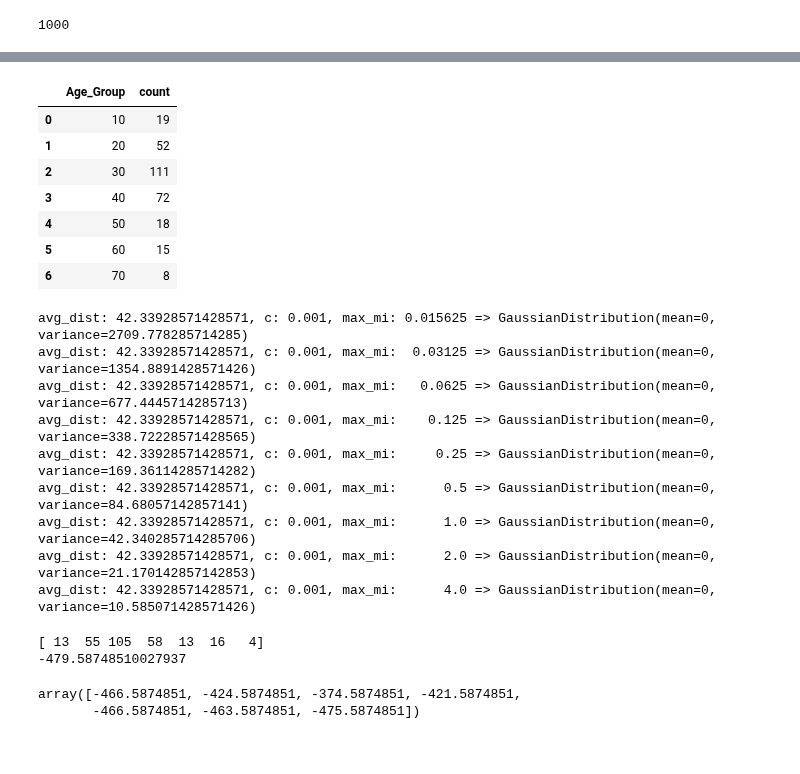
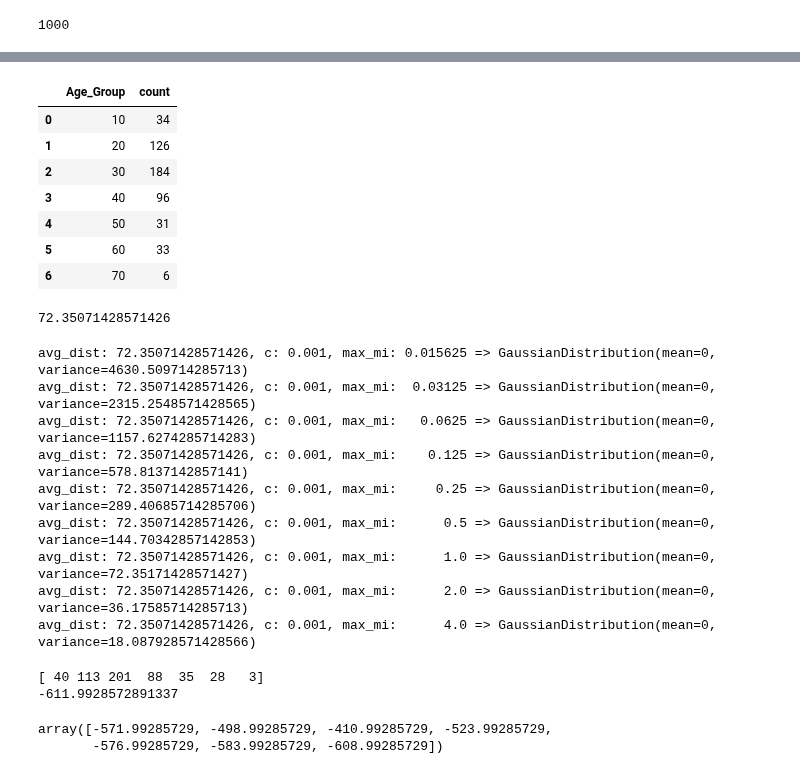
Before and after one commit to michaelnoguera/pacdb, a Jupyter notebook: pac_dataframe.ipynb, the cells around one changed output, grey strips where cells are left out. Drawn from its saved outputs; the diff is of its cells as text; code cells hidden in the pictures.

```diff
--- a/pac_dataframe.ipynb
+++ b/pac_dataframe.ipynb
@@ -68,14 +68,14 @@ spark_df: DataFrame = lung_df
 pac_lung_df: PACDataFrame = PACDataFrame(lung_df)
 
 # Define your query as a function that takes a DataFrame and returns (for now) an integer
-def M(x: DataFrame) -> int:
-    """Predicate to make private"""
+def A(x: DataFrame) -> int:
+    """Query to make private, $A(x)$ in the PAC-ML paper."""
     y = (x.filter(lung_df["Smoking"] >= 3)
              .count())
     return y
 
 # Attach the predicate function to the PACDataFrame
-pac_lung_df = pac_lung_df.withPredicate(M)
+pac_lung_df = pac_lung_df.withPredicate(A)
 # %% [markdown]
 #### 1. Sampling
 Set the sampler options on the PACDataFrame, then call the sample method to sample the data. The samples constitute $X$.
@@ -375,15 +375,15 @@ spark.sql("""
 1000
 # %%
 # 0. Do all joins, etc. to get the data you want into a single Spark DataFrame. Turn it into a PACDataFrame.
-spark_df: DataFrame = (identity_df.join(symptoms_df, "Patient Id") # First do all the joins
-                 .join(risk_factors_df, "Patient Id"))
+spark_df: DataFrame = (identity_df.join(symptoms_df.filter(symptoms_df["Chest Pain"] > 1), "Patient Id") # First do all the joins
+                 .join(risk_factors_df.filter(risk_factors_df["Smoking"] >= 3) , "Patient Id") # N
+        )
 pac_lung_df: PACDataFrame = PACDataFrame(lung_df)
 
 # Define your query as a function that takes a DataFrame and returns (for now) an integer
-def M(x: DataFrame) -> int:
-    """Predicate to make private"""
-    y = (x.filter(x["Smoking"] >= 3)  # N
-        .filter(x["Chest Pain"] > 1)
+def A(x: DataFrame) -> int:
+    """Function to make private"""
+    y = (x
         .withColumn("Age_Group", (x["Age"] / 10).cast("int") * 10)
         .groupBy("Age_Group")
         .count()
@@ -391,7 +391,7 @@ def M(x: DataFrame) -> int:
     return y
 
 # Attach the predicate function to the PACDataFrame
-pac_lung_df = pac_lung_df.withPredicate(M)
+pac_lung_df = pac_lung_df.withPredicate(A)
 # %%
 # 1. Sampling
 # Set sampler options on the PACDataFrame
@@ -419,16 +439,16 @@ for Xi in X:
 
 Y_pairs = list(zip(Y[::2], Y[1::2]))
 # %%
-Y[0].toPandas()
+Y[1].toPandas()
 # %% [output]
 |  | Age_Group | count |
-| 0 | 10 | 19 |
-| 1 | 20 | 52 |
-| 2 | 30 | 111 |
-| 3 | 40 | 72 |
-| 4 | 50 | 18 |
-| 5 | 60 | 15 |
-| 6 | 70 | 8 |
+| 0 | 10 | 34 |
+| 1 | 20 | 126 |
+| 2 | 30 | 184 |
+| 3 | 40 | 96 |
+| 4 | 50 | 31 |
+| 5 | 60 | 33 |
+| 6 | 70 | 6 |
 # %%
 # 3. Estimate Noise
 c = 0.001
@@ -453,6 +473,10 @@ for trial in range(trials):
     #ys.append((y1, y2))
 
 avg_dist /= trials
+# %%
+avg_dist
+# %% [output]
+72.35071428571426
 # %%
 import paclib
 # At different levels of MI, compute noise to add
@@ -465,15 +489,15 @@ for max_mi in [1/64, 1/32, 1/16, 1/8, 1/4, 1/2, 1., 2., 4.]:
         paclib.noise_to_add_parameters(avg_dist, c, max_mi).variance
         ])
 # %% [output]
-avg_dist: 42.33928571428571, c: 0.001, max_mi: 0.015625 => GaussianDistribution(mean=0, variance=2709.778285714285)
-avg_dist: 42.33928571428571, c: 0.001, max_mi:  0.03125 => GaussianDistribution(mean=0, variance=1354.8891428571426)
-avg_dist: 42.33928571428571, c: 0.001, max_mi:   0.0625 => GaussianDistribution(mean=0, variance=677.4445714285713)
-avg_dist: 42.33928571428571, c: 0.001, max_mi:    0.125 => GaussianDistribution(mean=0, variance=338.72228571428565)
-avg_dist: 42.33928571428571, c: 0.001, max_mi:     0.25 => GaussianDistribution(mean=0, variance=169.36114285714282)
-avg_dist: 42.33928571428571, c: 0.001, max_mi:      0.5 => GaussianDistribution(mean=0, variance=84.68057142857141)
-avg_dist: 42.33928571428571, c: 0.001, max_mi:      1.0 => GaussianDistribution(mean=0, variance=42.340285714285706)
-avg_dist: 42.33928571428571, c: 0.001, max_mi:      2.0 => GaussianDistribution(mean=0, variance=21.170142857142853)
-avg_dist: 42.33928571428571, c: 0.001, max_mi:      4.0 => GaussianDistribution(mean=0, variance=10.585071428571426)
+avg_dist: 72.35071428571426, c: 0.001, max_mi: 0.015625 => GaussianDistribution(mean=0, variance=4630.509714285713)
+avg_dist: 72.35071428571426, c: 0.001, max_mi:  0.03125 => GaussianDistribution(mean=0, variance=2315.2548571428565)
+avg_dist: 72.35071428571426, c: 0.001, max_mi:   0.0625 => GaussianDistribution(mean=0, variance=1157.6274285714283)
+avg_dist: 72.35071428571426, c: 0.001, max_mi:    0.125 => GaussianDistribution(mean=0, variance=578.8137142857141)
+avg_dist: 72.35071428571426, c: 0.001, max_mi:     0.25 => GaussianDistribution(mean=0, variance=289.40685714285706)
+avg_dist: 72.35071428571426, c: 0.001, max_mi:      0.5 => GaussianDistribution(mean=0, variance=144.70342857142853)
+avg_dist: 72.35071428571426, c: 0.001, max_mi:      1.0 => GaussianDistribution(mean=0, variance=72.35171428571427)
+avg_dist: 72.35071428571426, c: 0.001, max_mi:      2.0 => GaussianDistribution(mean=0, variance=36.17585714285713)
+avg_dist: 72.35071428571426, c: 0.001, max_mi:      4.0 => GaussianDistribution(mean=0, variance=18.087928571428566)
 # %%
 # 4. Noised Release
 
@@ -491,7 +515,7 @@ print(noise_to_add)
 noised_Yj = Yj_arr + noise_to_add
 noised_Yj
 # %% [output]
-[ 13  55 105  58  13  16   4]
--479.58748510027937
+[ 40 113 201  88  35  28   3]
+-611.9928572891337
-array([-466.5874851, -424.5874851, -374.5874851, -421.5874851,
-       -466.5874851, -463.5874851, -475.5874851])
+array([-571.99285729, -498.99285729, -410.99285729, -523.99285729,
+       -576.99285729, -583.99285729, -608.99285729])
```
Also changed, not shown: parts of 1 cell of this notebook, 1 other file.
